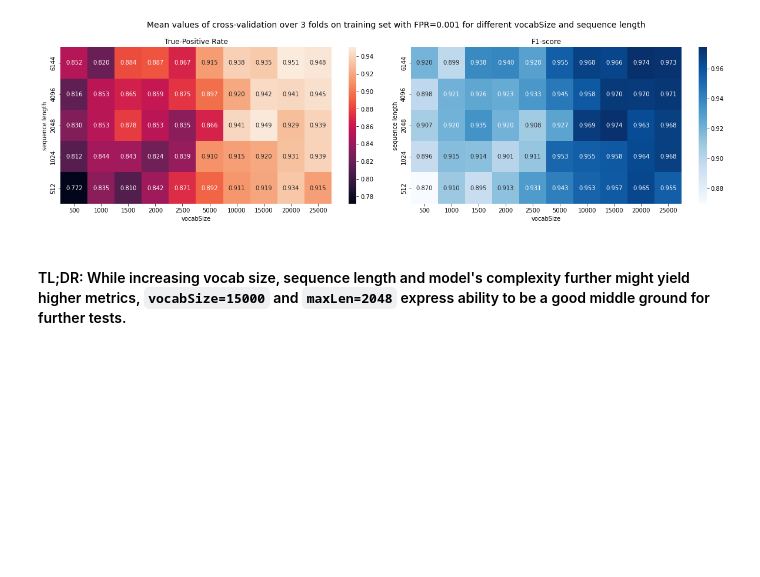
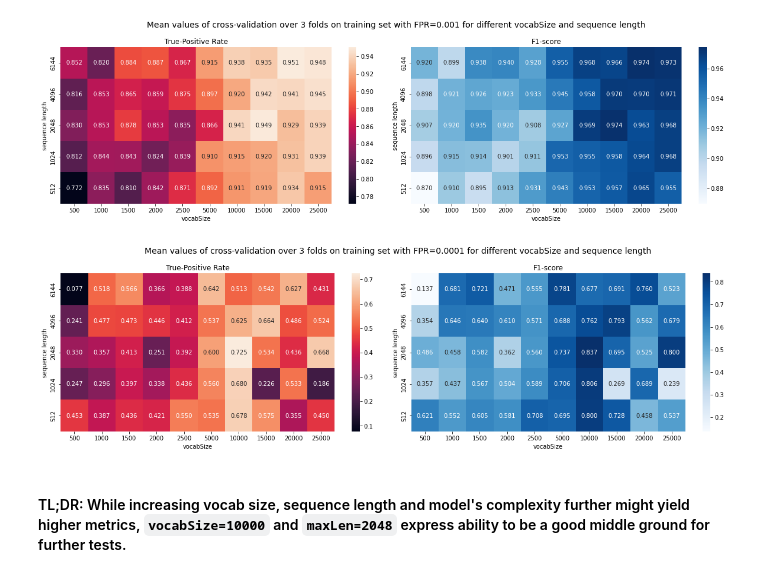
Before and after one commit to dtrizna/nebula, a Jupyter notebook: evaluation/_preProcessingComparison.ipynb, the cells around one changed output. Cells and saved outputs as stored; diff of their text form; code cells hidden in the pictures; blank space fills up the shorter version.

```diff
--- a/evaluation/_preProcessingComparison.ipynb
+++ b/evaluation/_preProcessingComparison.ipynb
@@ -96,5 +99,13 @@ _ = plotVocabSizeMaxLenHeatmap(inFolder, fpr, savePath=savePath, rangeL=None, fi
                             supTitle="Mean values of cross-validation over 3 folds on training set")
 # %% [output]
 [figure]
+# %%
+fpr = "0.0001"
+inFolder = r"crossValidation_WithAPIargs\Cnn1DLinear_VocabSize_maxLen"
+savePath = f"{PLOT_OUT_FOLDER}/Cnn1DLinear_withAPIargs_fullHeatmap_fpr_0_0001.png"
+_ = plotVocabSizeMaxLenHeatmap(inFolder, fpr, savePath=savePath, rangeL=None, figSize=(17,5),
+                            supTitle="Mean values of cross-validation over 3 folds on training set")
+# %% [output]
+[figure, added]
 # %% [markdown]
-#### TL;DR: While increasing vocab size, sequence length and model's complexity further might yield higher metrics, `vocabSize=15000` and `maxLen=2048` express ability to be a good middle ground for further tests.
+#### TL;DR: While increasing vocab size, sequence length and model's complexity further might yield higher metrics, `vocabSize=10000` and `maxLen=2048` express ability to be a good middle ground for further tests.
```
Also changed, not shown: parts of 6 cells of this notebook, 5 other files.
